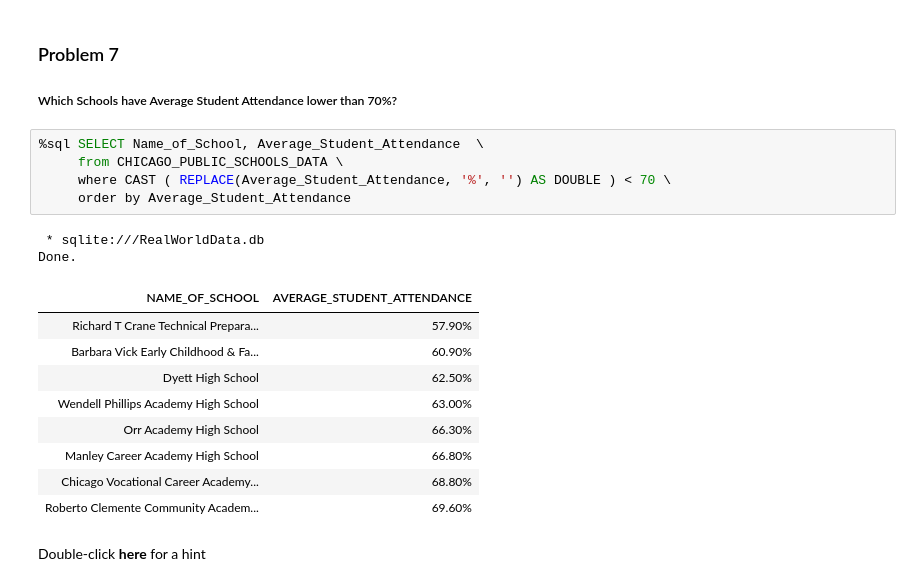
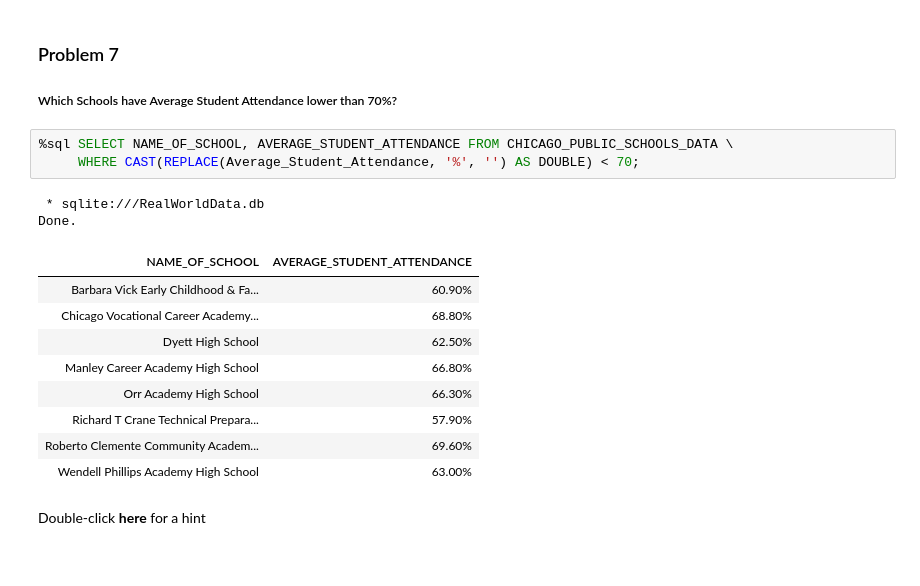
Before and after one commit to IGardocki/IBM_Data_Science, a Jupyter notebook: 6_Databases_and_SQL_for_Data_Science_with_Python/12_Working_with_a_Real_World_Data_Set.ipynb, the cells around one changed output. Saved outputs shown, nothing was run; the diff lists cells and outputs as text.

```diff
--- a/6_Databases_and_SQL_for_Data_Science_with_Python/12_Working_with_a_Real_World_Data_Set.ipynb
+++ b/6_Databases_and_SQL_for_Data_Science_with_Python/12_Working_with_a_Real_World_Data_Set.ipynb
@@ -424,22 +436,20 @@ Double-click **here** for the solution.
 
 ##### Which Schools have Average Student Attendance lower than 70%?
 # %%
-%sql SELECT Name_of_School, Average_Student_Attendance  \
-     from CHICAGO_PUBLIC_SCHOOLS_DATA \
-     where CAST ( REPLACE(Average_Student_Attendance, '%', '') AS DOUBLE ) < 70 \
-     order by Average_Student_Attendance
+%sql SELECT NAME_OF_SCHOOL, AVERAGE_STUDENT_ATTENDANCE FROM CHICAGO_PUBLIC_SCHOOLS_DATA \
+     WHERE CAST(REPLACE(Average_Student_Attendance, '%', '') AS DOUBLE) < 70;
 # %% [output]
  * sqlite:///RealWorldData.db
 Done.
 | NAME_OF_SCHOOL | AVERAGE_STUDENT_ATTENDANCE |
+| Barbara Vick Early Childhood & Fa... | 60.90% |
+| Chicago Vocational Career Academy... | 68.80% |
+| Dyett High School | 62.50% |
+| Manley Career Academy High School | 66.80% |
+| Orr Academy High School | 66.30% |
 | Richard T Crane Technical Prepara... | 57.90% |
-| Barbara Vick Early Childhood & Fa... | 60.90% |
-| Dyett High School | 62.50% |
+| Roberto Clemente Community Academ... | 69.60% |
 | Wendell Phillips Academy High School | 63.00% |
-| Orr Academy High School | 66.30% |
-| Manley Career Academy High School | 66.80% |
-| Chicago Vocational Career Academy... | 68.80% |
-| Roberto Clemente Community Academ... | 69.60% |
 # %% [markdown]
 Double-click **here** for a hint
 
```
Also changed, not shown: parts of 19 cells of this notebook.
